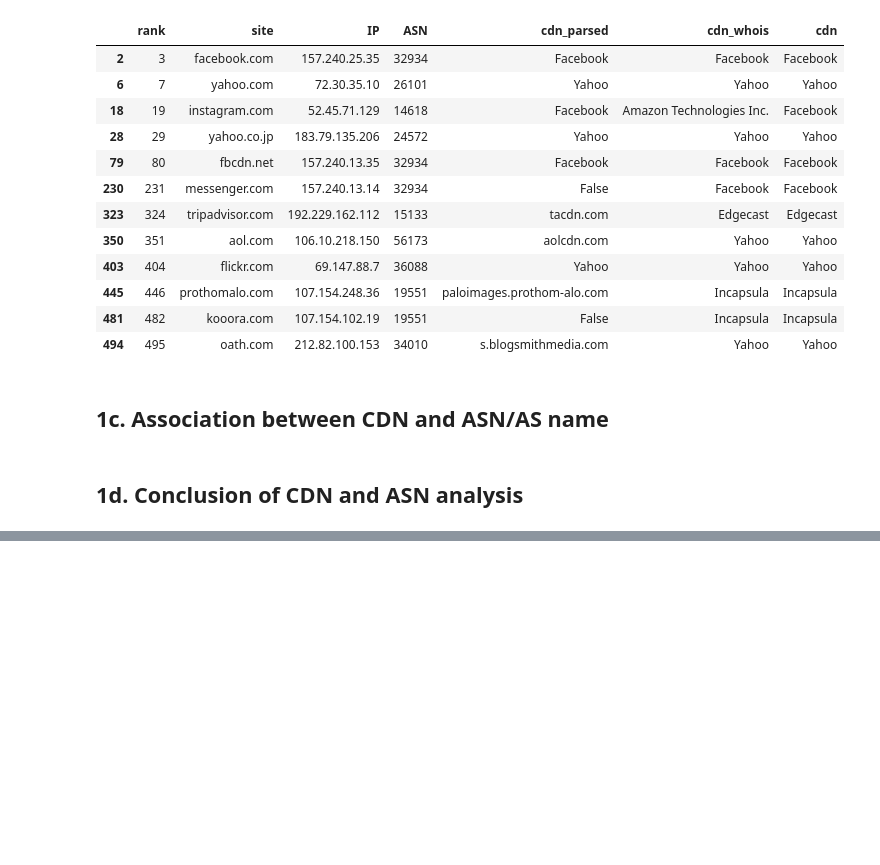
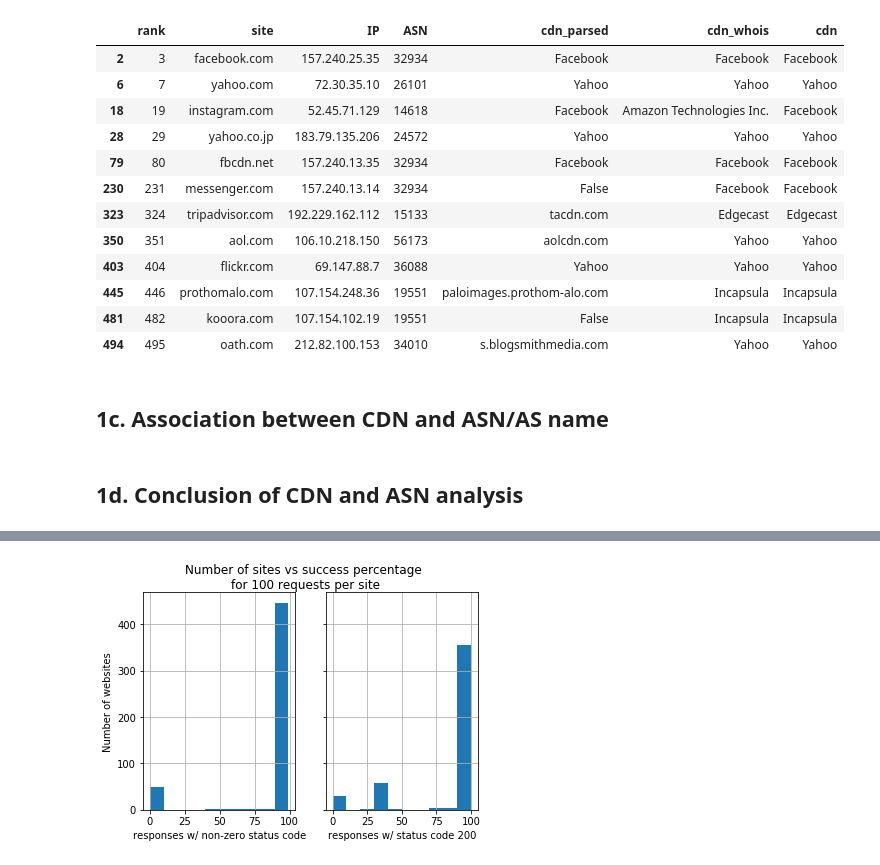
Before and after one commit to shahifaqeer/cdn-analysis, a Jupyter notebook: Analysis.ipynb, the cells around one changed output, grey strips where cells are left out. Cells and saved outputs as stored; diff of their text form; code cells hidden in the pictures; blank space fills up the shorter version.

Commit message:
analysis of failures and ssl in timing data

```diff
--- a/Analysis.ipynb
+++ b/Analysis.ipynb
@@ -306,0 +334,4 @@ Some popular CDNs catering to a few websites, and deciding their CDNs based on p
+# %%
+df_timing = pd.read_pickle("output/df_timing.pkl")
+df_timing['status_ok'] = df_timing['response_code']==200
+df_timing['status_fail'] = df_timing['response_code']==0
@@ -306,0 +405,22 @@ Some popular CDNs catering to a few websites, and deciding their CDNs based on p
+# %%
+df_responses = df_timing[ (df_timing['status_fail']==False) ]
+
+df_temp2 = df_responses.groupby(['rank', 'status_ok'])['response_code'].count().reset_index()
+df_pivot2 = df_temp2.pivot(index='rank', columns='status_ok', values='response_code').fillna(0)
+
+df_pivot2['pass_percent'] = df_pivot2[True]*100/(df_pivot2[True]+df_pivot2[False])
+
+print("Number of sites with at least 70% response rate = ", len(df_pivot2[df_pivot2['pass_percent']>=70]))
+print("Number of sites with at least 90% response rate = ", len(df_pivot2[df_pivot2['pass_percent']>=90]))
+
+print("\nNumber of sites with less than 70% response rate = ", len(df_pivot2[df_pivot2['pass_percent']<70]))
+print("Number of sites with response rate between 33-35% = ",
+      len(df_pivot2[ (df_pivot2['pass_percent']>=33) & (df_pivot2['pass_percent']<=35) ]))
+# between 33-43% only 33-34% sites. next site with 44% response rate.
+
+print("Number of sites with more than 0 but less than 33% response rate = ",
+      len(df_pivot2[ (df_pivot2['pass_percent']<=33) & (df_pivot2['pass_percent']>0)]))
+# 2 sites very low, 2 sites between 24-27
+
+print("Number of sites with failures and redirects only (no status 200 OK) = ",
+      len(df_pivot2[df_pivot2['pass_percent']==0]))
@@ -306,0 +435,17 @@ Some popular CDNs catering to a few websites, and deciding their CDNs based on p
+# %%
+f, axarr = plt.subplots(1,2, sharey=True)
+
+axarr[0].hist(df_pivot['success_percent'])
+axarr[0].set_xlabel("responses w/ non-zero status code")
+axarr[0].set_ylabel("Number of websites")
+axarr[0].grid(True)
+
+axarr[1].hist(df_pivot2['pass_percent'])
+axarr[1].set_xlabel("responses w/ status code 200")
+#axarr[1].set_title("Number of sites for percentage of non-zero responses per site")
+axarr[1].grid(True)
+
+f.suptitle("Number of sites vs success percentage \nfor 100 requests per site")
+f.savefig("results/curl_requests_response_rate_hist")
+# %% [output]
+[figure, added]
```
Also changed, not shown: parts of 28 cells of this notebook, 1 other file.
